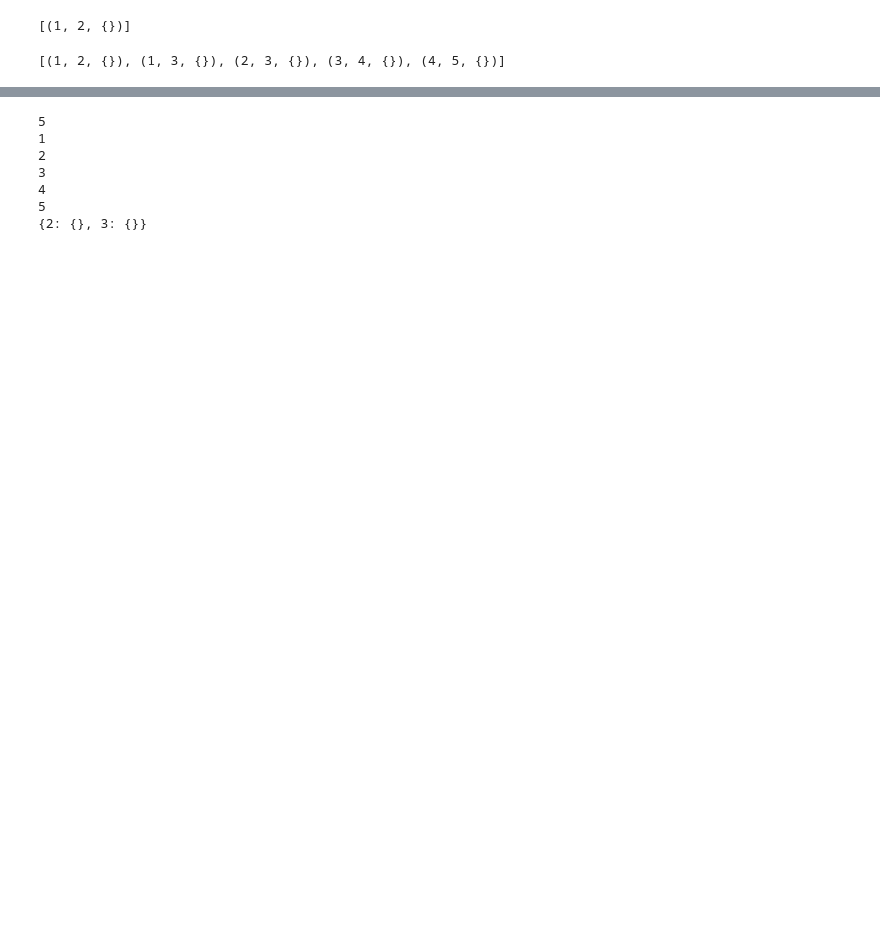
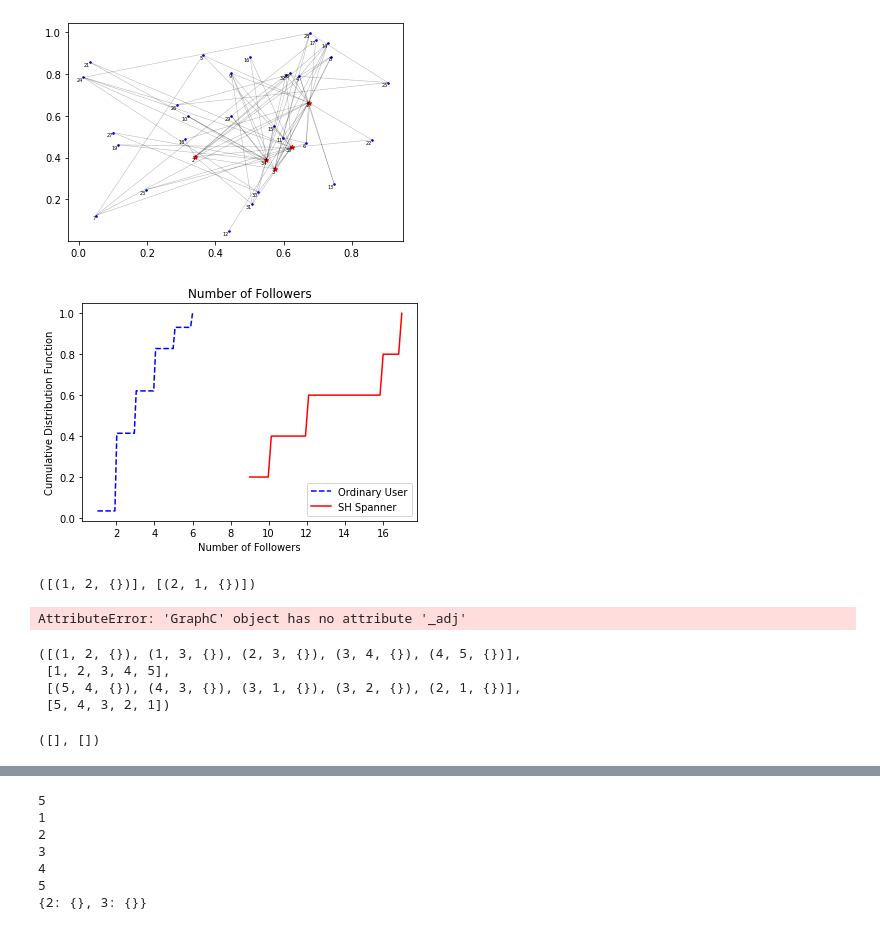
Before and after one commit to easy-graph/easy-graph.github.io, a Jupyter notebook: notebooks/tutorial.ipynb, the cells around one changed output, grey strips where cells are left out. Cells and saved outputs as stored; diff of their text form; code cells hidden in the pictures; blank space fills up the shorter version.

```diff
--- a/notebooks/tutorial.ipynb
+++ b/notebooks/tutorial.ipynb
@@ -1,3 +1,16 @@
+# %%
+import easygraph as eg
+from easygraph.datasets import get_graph_karateclub
+G = get_graph_karateclub()
+# Calculate five shs(Structural Hole Spanners) in G
+shs = eg.common_greedy(G, 5)
+# Draw the Graph, and the shs is marked by red star
+eg.draw_SHS_center(G, shs)
+# Draw CDF curves of "Number of Followers" of SH spanners and ordinary users in G.
+eg.plot_Followers(G, shs)
+# %% [output]
+[figure, added]
+[figure, added]
 # %%
 import easygraph as eg
 G=eg.Graph()
@@ -4,13 +18,27 @@ G=eg.Graph()
 # %%
 G.add_edge(1,2) #Add a single edge
-G.edges
+GC.add_edge(1,2) #Add a single edge
+G.edges, GC.edges
 # %% [output]
-[(1, 2, {})]
+([(1, 2, {})], [(2, 1, {})])
+# %%
+G._adj, GC._adj
+# %% [output]
+AttributeError: 'GraphC' object has no attribute '_adj'
 # %%
 G.add_edges([(2, 3), (1, 3), (3, 4), (4, 5)])#Add edges
-G.edges
+GC.add_edges([(2, 3), (1, 3), (3, 4), (4, 5)])#Add edges
+G.edges, list(G), GC.edges, list(GC)
 # %% [output]
-[(1, 2, {}), (1, 3, {}), (2, 3, {}), (3, 4, {}), (4, 5, {})]
+([(1, 2, {}), (1, 3, {}), (2, 3, {}), (3, 4, {}), (4, 5, {})],
+ [1, 2, 3, 4, 5],
+ [(5, 4, {}), (4, 3, {}), (3, 1, {}), (3, 2, {}), (2, 1, {})],
+ [5, 4, 3, 2, 1])
+# %%
+GC2 = eg.GraphC(G)
+GC2.edges, list(GC2)
+# %% [output]
+([], [])
 # %%
 G.add_node('hello world')
 G.add_node('Jack', node_attr={
```
Also changed, not shown: parts of 6 cells of this notebook, 2 other files.
